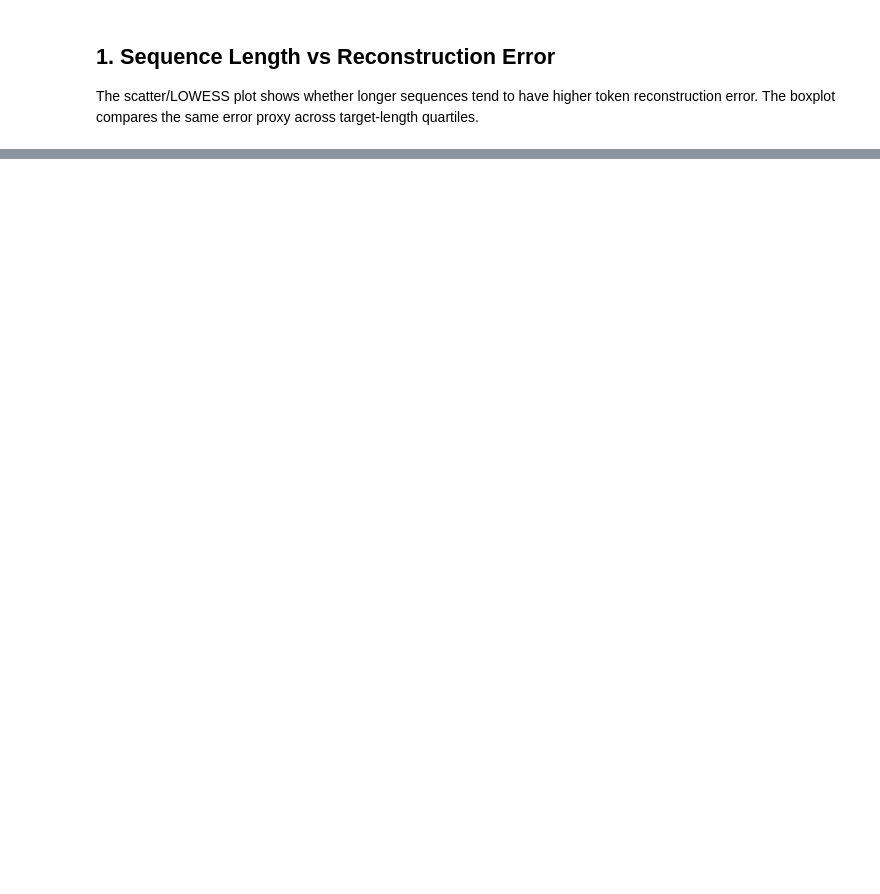
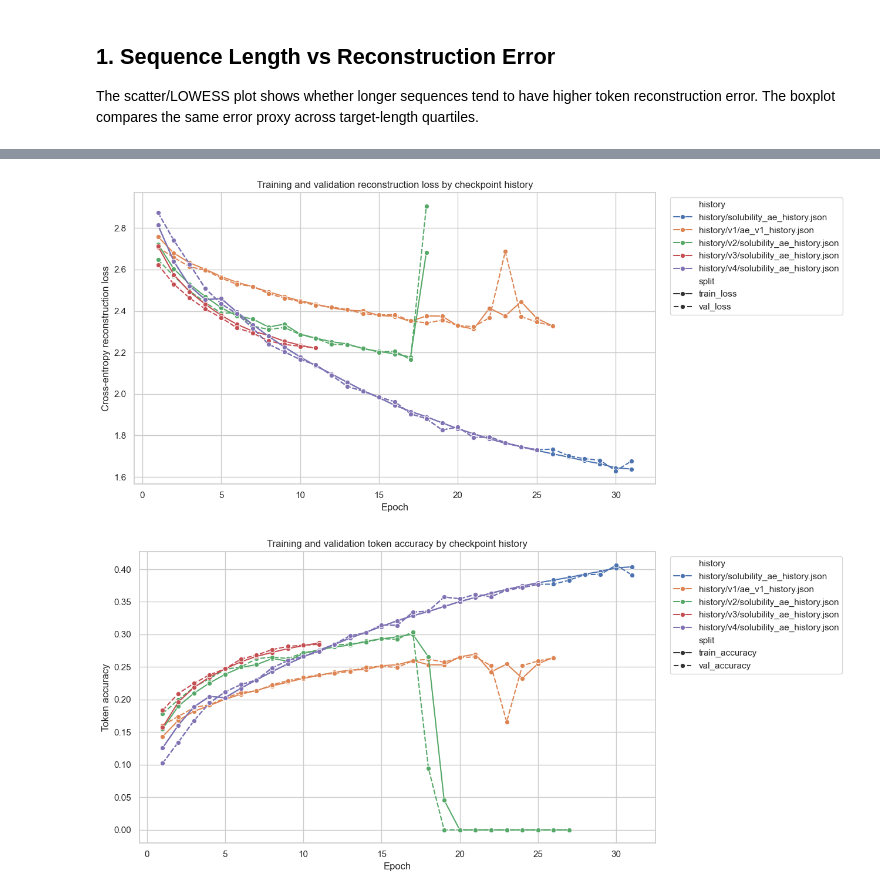
Before and after one commit to Jschechter18/protein-sequence-augmentation, a Jupyter notebook: Code/notebooks/checkpoint_analysis.ipynb, the cells around one changed output, grey strips where cells are left out. Drawn from its saved outputs; the diff is of its cells as text; code cells hidden in the pictures; blank space fills up the shorter version.

```diff
--- a/Code/notebooks/checkpoint_analysis.ipynb
+++ b/Code/notebooks/checkpoint_analysis.ipynb
@@ -360,0 +722,49 @@ Overall token error rate from aligned target positions: 0.815
+# %%
+history_loss_long = plot_history_df.melt(
+    id_vars=["history", "epoch"],
+    value_vars=["train_loss", "val_loss"],
+    var_name="split",
+    value_name="loss",
+).dropna(subset=["loss"])
+
+plt.figure(figsize=(13, 6))
+sns.lineplot(
+    data=history_loss_long,
+    x="epoch",
+    y="loss",
+    hue="history",
+    style="split",
+    marker="o",
+)
+plt.title("Training and validation reconstruction loss by checkpoint history")
+plt.xlabel("Epoch")
+plt.ylabel("Cross-entropy reconstruction loss")
+plt.legend(bbox_to_anchor=(1.02, 1), loc="upper left")
+plt.tight_layout()
+plt.show()
+
+history_acc_long = plot_history_df.melt(
+    id_vars=["history", "epoch"],
+    value_vars=["train_accuracy", "val_accuracy"],
+    var_name="split",
+    value_name="accuracy",
+).dropna(subset=["accuracy"])
+
+plt.figure(figsize=(13, 6))
+sns.lineplot(
+    data=history_acc_long,
+    x="epoch",
+    y="accuracy",
+    hue="history",
+    style="split",
+    marker="o",
+)
+plt.title("Training and validation token accuracy by checkpoint history")
+plt.xlabel("Epoch")
+plt.ylabel("Token accuracy")
+plt.legend(bbox_to_anchor=(1.02, 1), loc="upper left")
+plt.tight_layout()
+plt.show()
+# %% [output]
+[figure, added]
+[figure, added]
```
Also changed, not shown: parts of 26 cells of this notebook, 8 other files.
